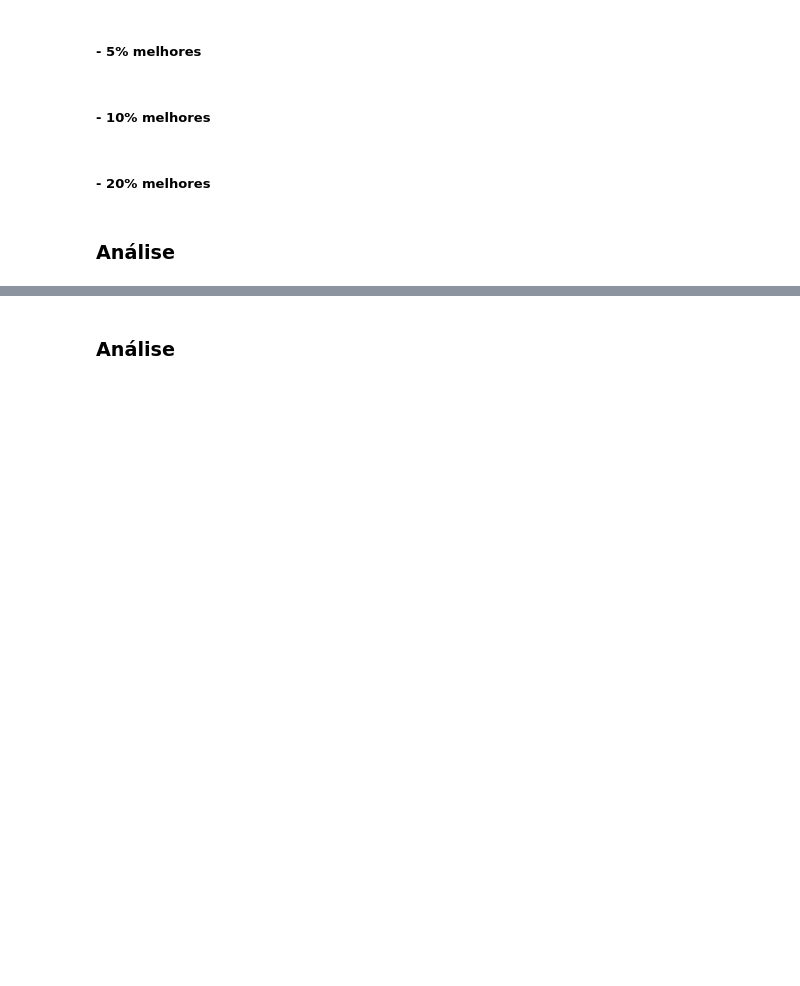
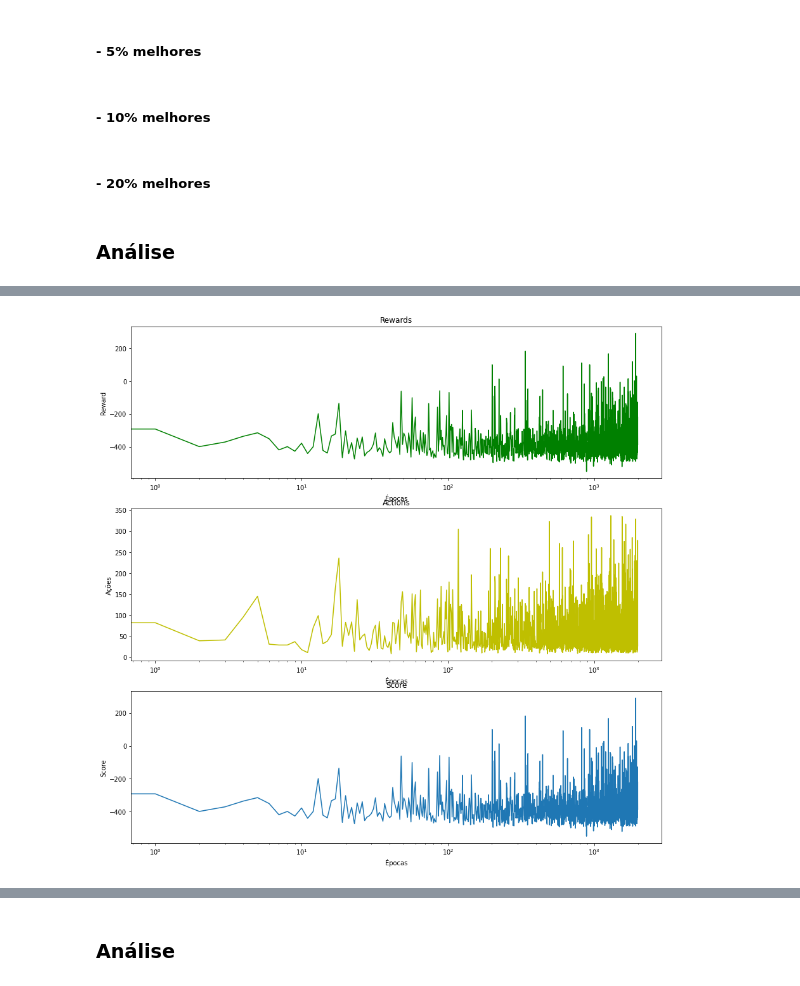
Before and after one commit to vpalmerini/pacman, a Jupyter notebook: p3.ipynb, the cells around one changed output, grey strips where cells are left out. Saved outputs shown, nothing was run; the diff lists cells and outputs as text; code cells hidden in the pictures; blank space fills up the shorter version.

```diff
--- a/p3.ipynb
+++ b/p3.ipynb
@@ -91,0 +134,7 @@ A cada geração mantemos os melhores indivíduos inalterados pois queremos que
+# %%
+# mediumClassic
+performance_2000_medium = ! python reinforcement.py --numGames 2000 --layout mediumClassic
+# %%
+plotResults(performance_2000_medium)
+# %% [output]
+[figure, added]
```
Also changed, not shown: parts of 47 cells of this notebook.
